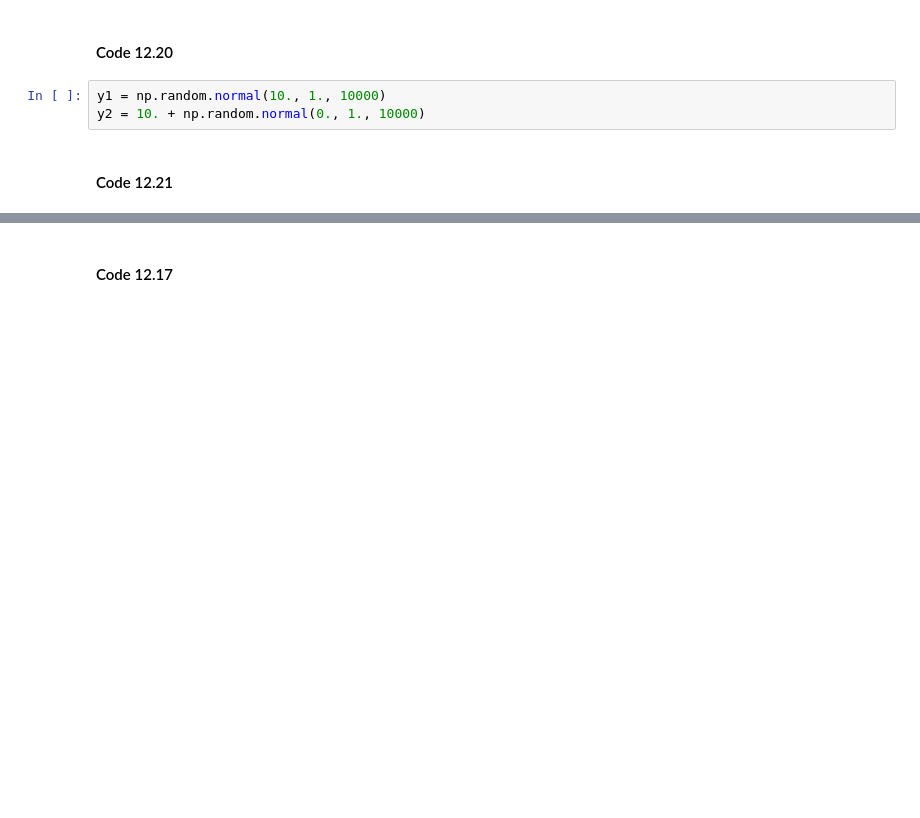
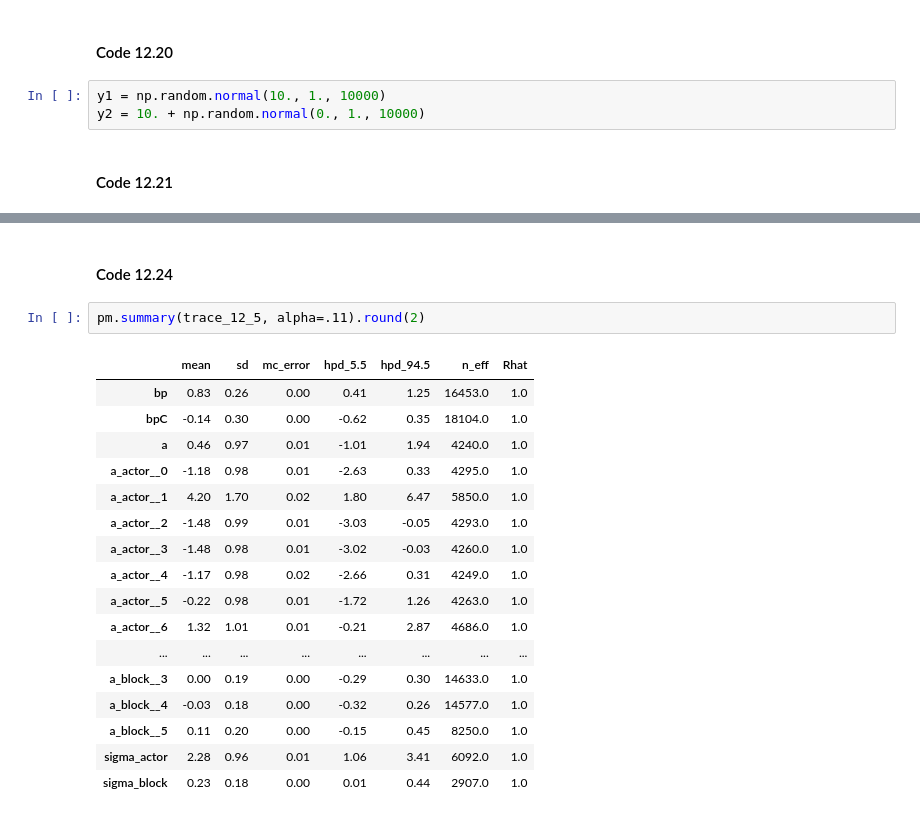
Before and after one commit to aloctavodia/Statistical-Rethinking-with-Python-and-PyMC3, a Jupyter notebook: Chp_12.ipynb, the cells around one changed output, grey strips where cells are left out. Drawn from its saved outputs; the diff is of its cells as text; blank space fills up the shorter version.

```diff
--- a/Chp_12.ipynb
+++ b/Chp_12.ipynb
@@ -250,2 +282,22 @@ d.actor = d.actor - 1
 # %% [markdown]
-#### Code 12.17
+#### Code 12.24
+# %%
+pm.summary(trace_12_5, alpha=.11).round(2)
+# %% [output]
+|  | mean | sd | mc_error | hpd_5.5 | hpd_94.5 | n_eff | Rhat |
+| bp | 0.83 | 0.26 | 0.00 | 0.41 | 1.25 | 16453.0 | 1.0 |
+| bpC | -0.14 | 0.30 | 0.00 | -0.62 | 0.35 | 18104.0 | 1.0 |
+| a | 0.46 | 0.97 | 0.01 | -1.01 | 1.94 | 4240.0 | 1.0 |
+| a_actor__0 | -1.18 | 0.98 | 0.01 | -2.63 | 0.33 | 4295.0 | 1.0 |
+| a_actor__1 | 4.20 | 1.70 | 0.02 | 1.80 | 6.47 | 5850.0 | 1.0 |
+| a_actor__2 | -1.48 | 0.99 | 0.01 | -3.03 | -0.05 | 4293.0 | 1.0 |
+| a_actor__3 | -1.48 | 0.98 | 0.01 | -3.02 | -0.03 | 4260.0 | 1.0 |
+| a_actor__4 | -1.17 | 0.98 | 0.02 | -2.66 | 0.31 | 4249.0 | 1.0 |
+| a_actor__5 | -0.22 | 0.98 | 0.01 | -1.72 | 1.26 | 4263.0 | 1.0 |
+| a_actor__6 | 1.32 | 1.01 | 0.01 | -0.21 | 2.87 | 4686.0 | 1.0 |
+| ... | ... | ... | ... | ... | ... | ... | ... |
+| a_block__3 | 0.00 | 0.19 | 0.00 | -0.29 | 0.30 | 14633.0 | 1.0 |
+| a_block__4 | -0.03 | 0.18 | 0.00 | -0.32 | 0.26 | 14577.0 | 1.0 |
+| a_block__5 | 0.11 | 0.20 | 0.00 | -0.15 | 0.45 | 8250.0 | 1.0 |
+| sigma_actor | 2.28 | 0.96 | 0.01 | 1.06 | 3.41 | 6092.0 | 1.0 |
+| sigma_block | 0.23 | 0.18 | 0.00 | 0.01 | 0.44 | 2907.0 | 1.0 |
```
Also changed, not shown: parts of 33 cells of this notebook.
